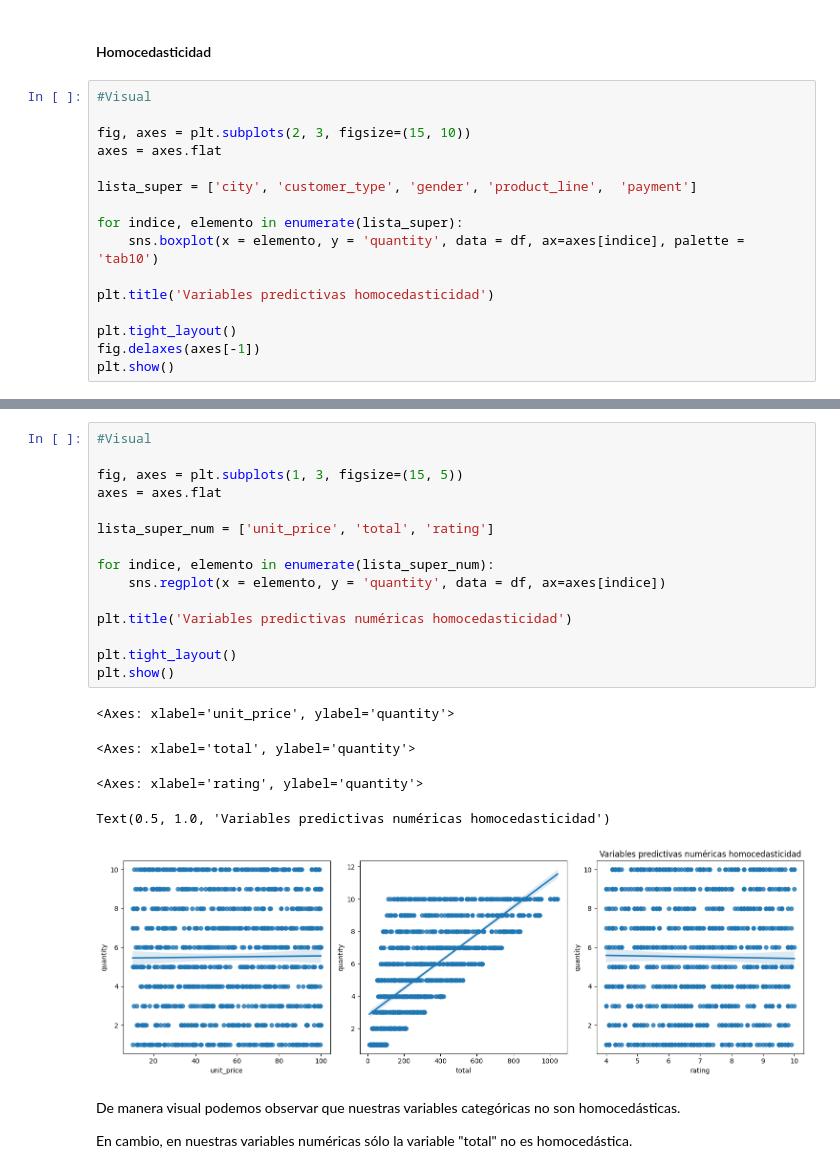
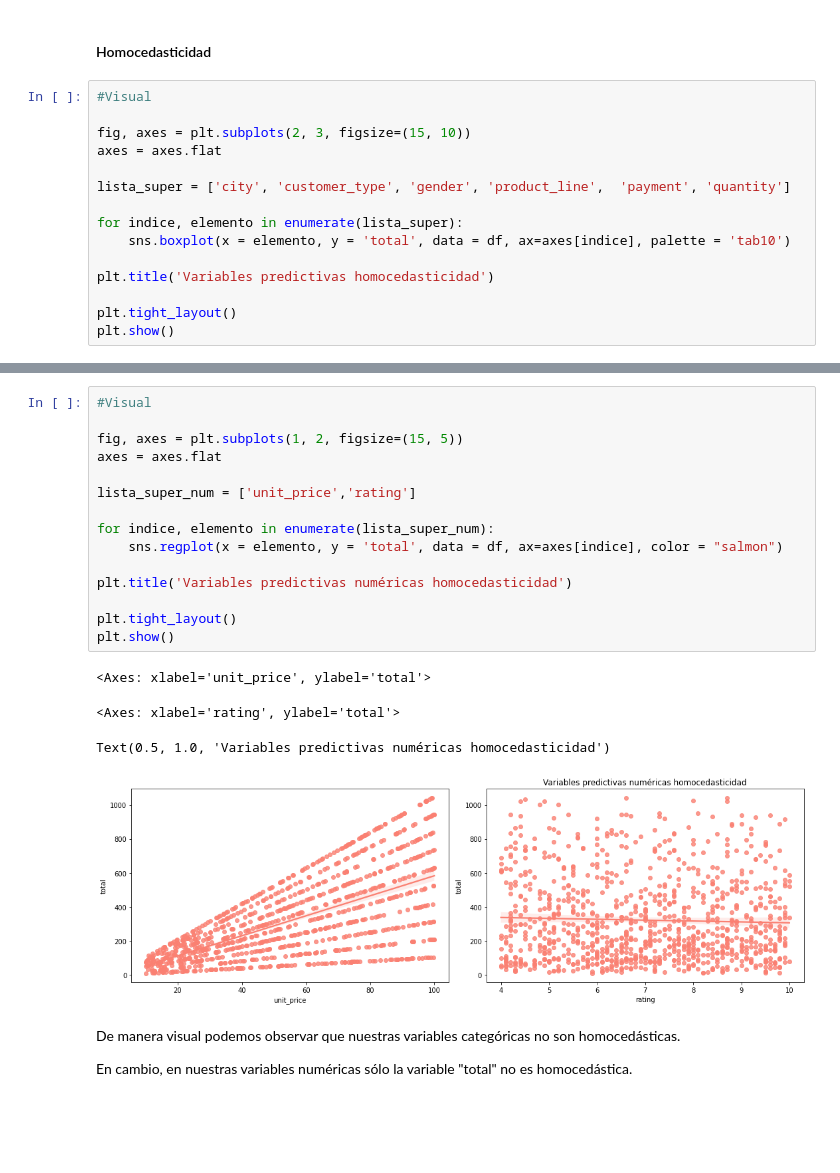
Before and after one commit to NataliaBarquin/Adalab_Pair_programming_5_machine_learning, a Jupyter notebook: Pair_ML4_asunciones.ipynb, the cells around one changed output, grey strips where cells are left out. Drawn from its saved outputs; the diff is of its cells as text; blank space fills up the shorter version.

```diff
--- a/Pair_ML4_asunciones.ipynb
+++ b/Pair_ML4_asunciones.ipynb
@@ -56,14 +56,13 @@ ShapiroResult(statistic=0.9325783848762512, pvalue=7.962700685964001e-21)
 fig, axes = plt.subplots(2, 3, figsize=(15, 10))
 axes = axes.flat
 
-lista_super = ['city', 'customer_type', 'gender', 'product_line',  'payment']
+lista_super = ['city', 'customer_type', 'gender', 'product_line',  'payment', 'quantity']
 
 for indice, elemento in enumerate(lista_super):
-    sns.boxplot(x = elemento, y = 'quantity', data = df, ax=axes[indice], palette = 'tab10')
+    sns.boxplot(x = elemento, y = 'total', data = df, ax=axes[indice], palette = 'tab10')
 
 plt.title('Variables predictivas homocedasticidad')
 
 plt.tight_layout()
-fig.delaxes(axes[-1])
 plt.show()
 # %% [output]
@@ -77,24 +77,23 @@ Text(0.5, 1.0, 'Variables predictivas homocedasticidad')
 # %%
 #Visual
 
-fig, axes = plt.subplots(1, 3, figsize=(15, 5))
+fig, axes = plt.subplots(1, 2, figsize=(15, 5))
 axes = axes.flat
 
-lista_super_num = ['unit_price', 'total', 'rating']
+lista_super_num = ['unit_price','rating']
 
 for indice, elemento in enumerate(lista_super_num):
-    sns.regplot(x = elemento, y = 'quantity', data = df, ax=axes[indice])
+    sns.regplot(x = elemento, y = 'total', data = df, ax=axes[indice], color = "salmon")
 
 plt.title('Variables predictivas numéricas homocedasticidad')
 
 plt.tight_layout()
 plt.show()
 # %% [output]
-<Axes: xlabel='unit_price', ylabel='quantity'>
+<Axes: xlabel='unit_price', ylabel='total'>
-<Axes: xlabel='total', ylabel='quantity'>
+<Axes: xlabel='rating', ylabel='total'>
-<Axes: xlabel='rating', ylabel='quantity'>
+Text(0.5, 1.0, 'Variables predictivas numéricas homocedasticidad')
-Text(0.5, 1.0, 'Variables predictivas numéricas homocedasticidad')
-[figure, old version]
+[figure, new version]
 # %% [markdown]
 De manera visual podemos observar que nuestras variables categóricas no son homocedásticas.
 
```
Also changed, not shown: parts of 18 cells of this notebook, 4 other files.
